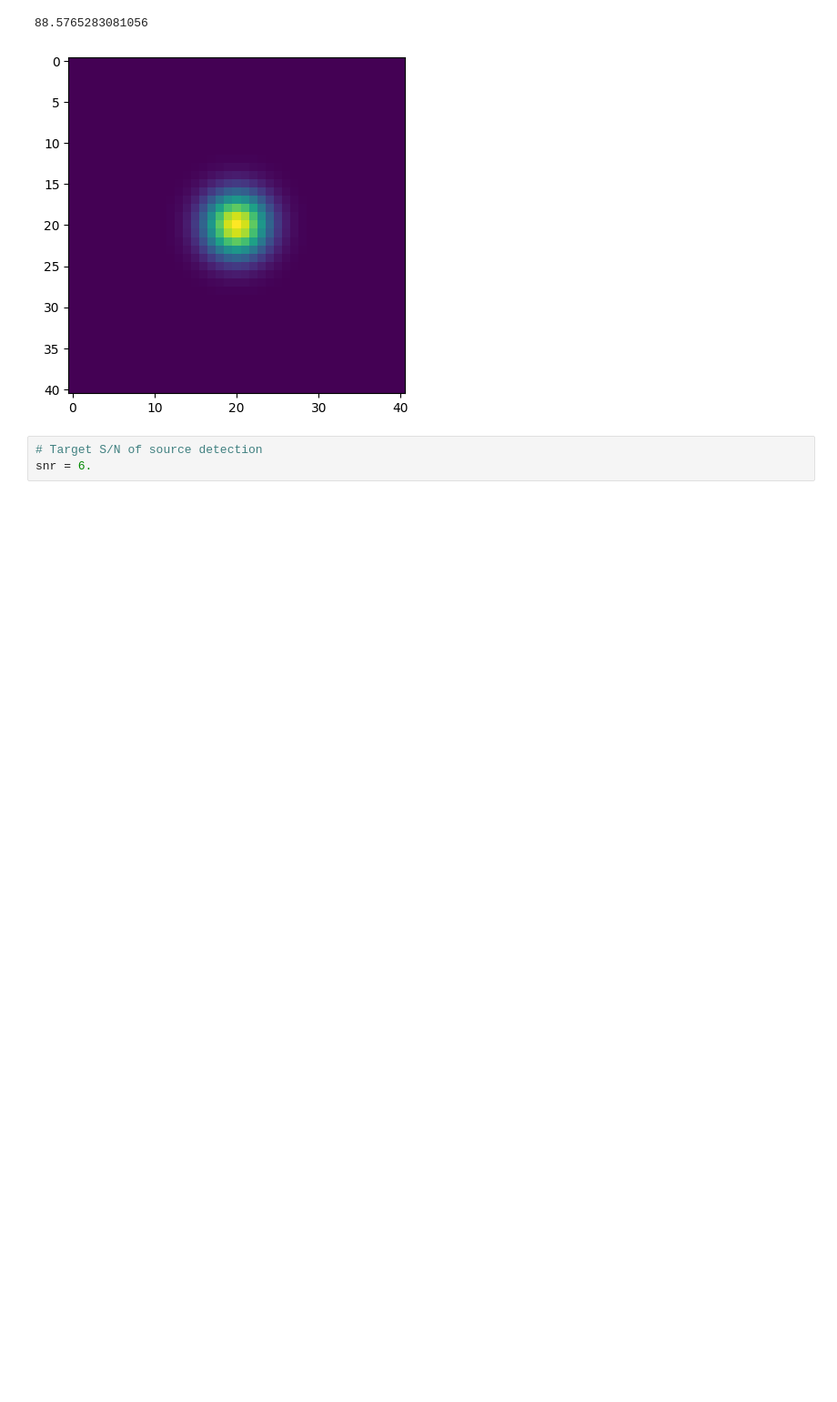
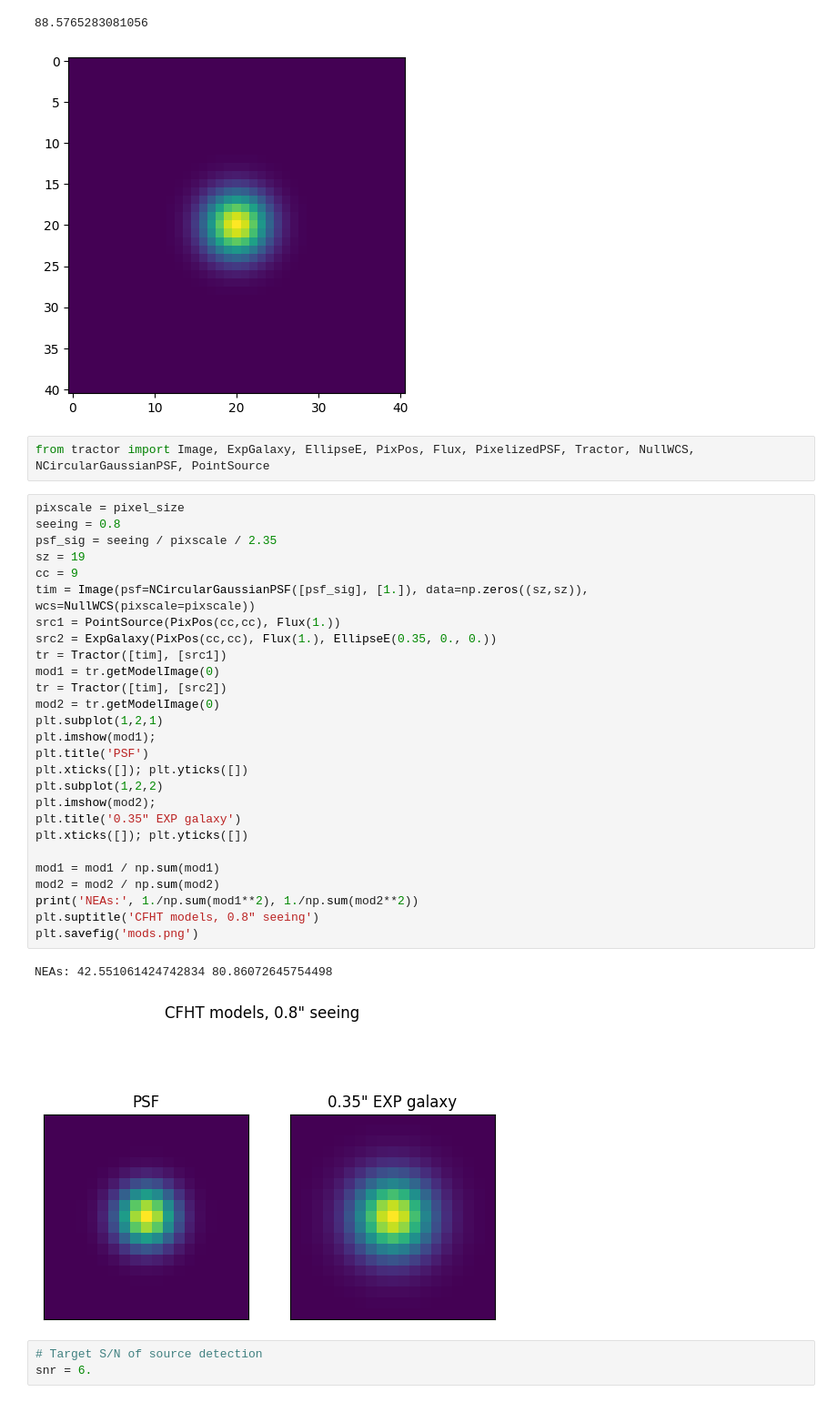
Before and after one commit to dstndstn/cfht-etc, a Jupyter notebook: skybg.ipynb, the cells around one changed output. Shown: that part at 91% size. Drawn from its saved outputs; the diff is of its cells as text; blank space fills up the shorter version.

```diff
--- a/skybg.ipynb
+++ b/skybg.ipynb
@@ -340,6 +344,38 @@ psfnorm = np.sqrt(np.sum(psf**2))
 # %% [output]
 88.5765283081056
 [figure]
+# %%
+from tractor import Image, ExpGalaxy, EllipseE, PixPos, Flux, PixelizedPSF, Tractor, NullWCS, NCircularGaussianPSF, PointSource
+# %%
+pixscale = pixel_size
+seeing = 0.8
+psf_sig = seeing / pixscale / 2.35
+sz = 19
+cc = 9
+tim = Image(psf=NCircularGaussianPSF([psf_sig], [1.]), data=np.zeros((sz,sz)), wcs=NullWCS(pixscale=pixscale))
+src1 = PointSource(PixPos(cc,cc), Flux(1.))
+src2 = ExpGalaxy(PixPos(cc,cc), Flux(1.), EllipseE(0.35, 0., 0.))
+tr = Tractor([tim], [src1])
+mod1 = tr.getModelImage(0)
+tr = Tractor([tim], [src2])
+mod2 = tr.getModelImage(0)
+plt.subplot(1,2,1)
+plt.imshow(mod1);
+plt.title('PSF')
+plt.xticks([]); plt.yticks([])
+plt.subplot(1,2,2)
+plt.imshow(mod2);
+plt.title('0.35" EXP galaxy')
+plt.xticks([]); plt.yticks([])
+
+mod1 = mod1 / np.sum(mod1)
+mod2 = mod2 / np.sum(mod2)
+print('NEAs:', 1./np.sum(mod1**2), 1./np.sum(mod2**2))
+plt.suptitle('CFHT models, 0.8" seeing')
+plt.savefig('mods.png')
+# %% [output]
+NEAs: 42.551061424742834 80.86072645754498
+[figure, added]
 # %%
 # Target S/N of source detection
 snr = 6.
```
Also changed, not shown: parts of 5 cells of this notebook, 1 other file.
